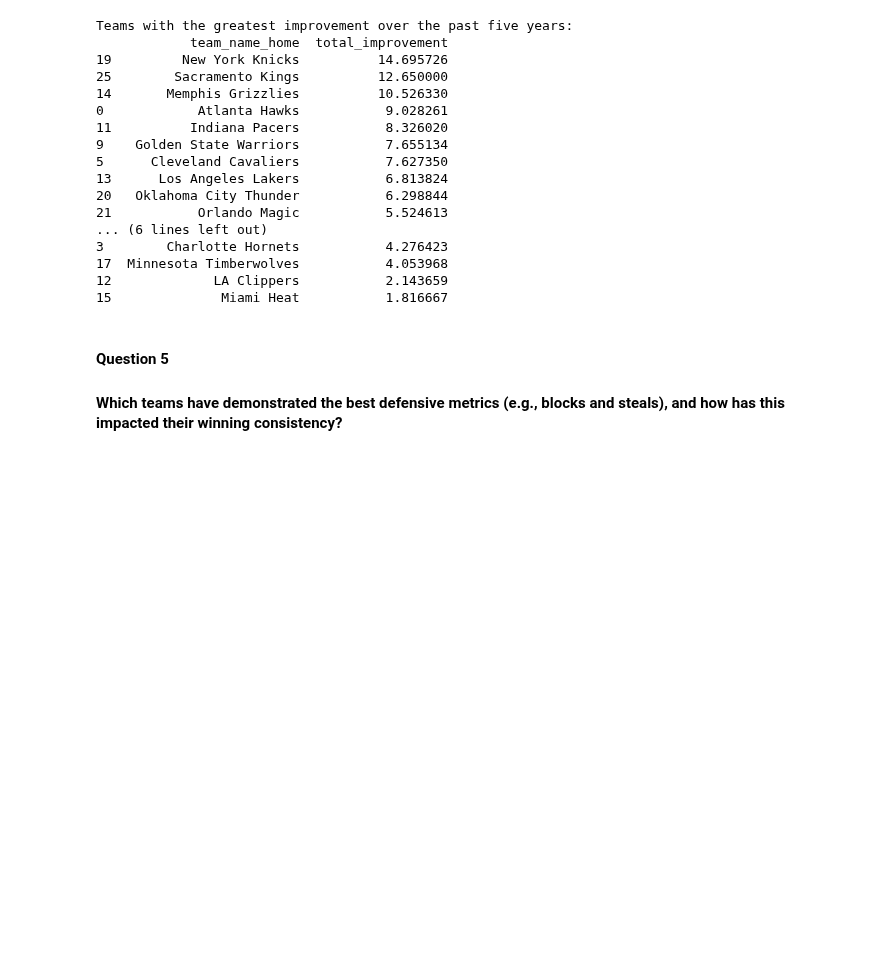
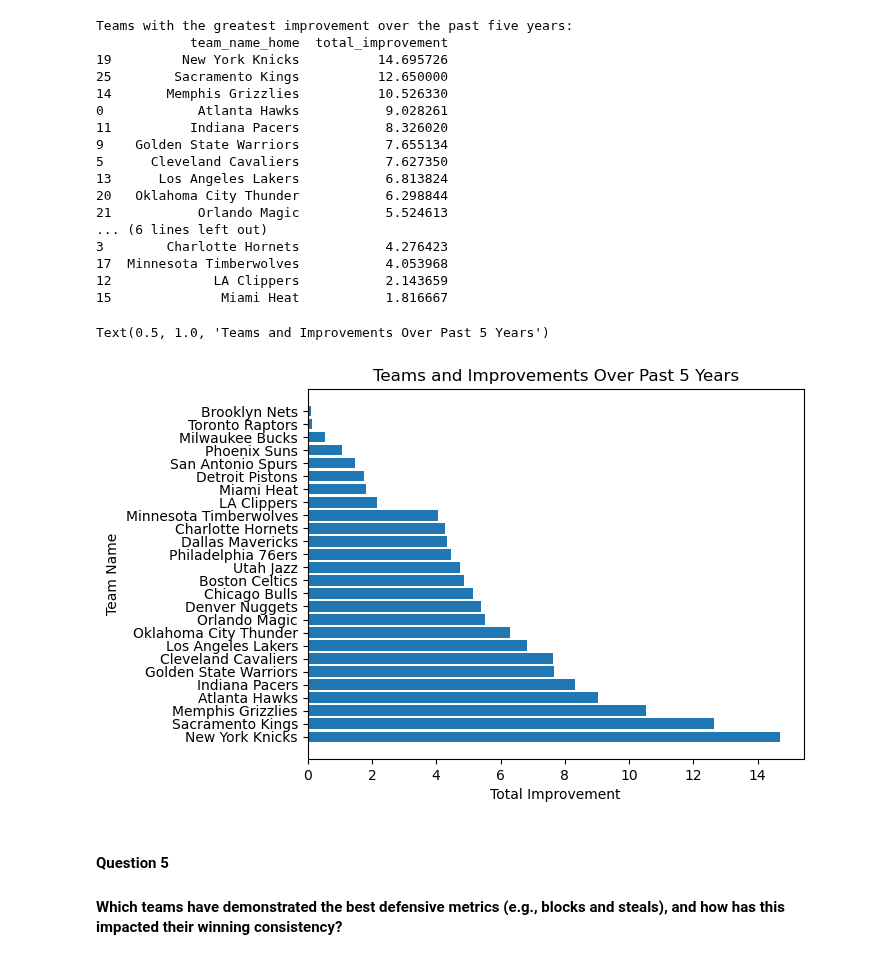
Before and after one commit to thezachdrake/UMD-INST627-Fall2024, a Jupyter notebook: online.ipynb, the cells around one changed output. Cells and saved outputs as stored; diff of their text form; code cells hidden in the pictures; blank space fills up the shorter version.

```diff
--- a/online.ipynb
+++ b/online.ipynb
@@ -321,6 +336,15 @@ Teams with the greatest improvement over the past five years:
 17  Minnesota Timberwolves           4.053968
 12             LA Clippers           2.143659
 15              Miami Heat           1.816667
+# %%
+team_improvement_improved = team_improvement[team_improvement["total_improvement"]>0]
+plt.barh(team_improvement_improved["team_name_home"], team_improvement_improved["total_improvement"])
+plt.xlabel("Total Improvement")
+plt.ylabel("Team Name")
+plt.title("Teams and Improvements Over Past 5 Years")
+# %% [output]
+Text(0.5, 1.0, 'Teams and Improvements Over Past 5 Years')
+[figure, added]
 # %% [markdown]
 #### Question 5
 #### Which teams have demonstrated the best defensive metrics (e.g., blocks and steals), and how has this impacted their winning consistency?
```
Also changed, not shown: parts of 5 cells of this notebook.
